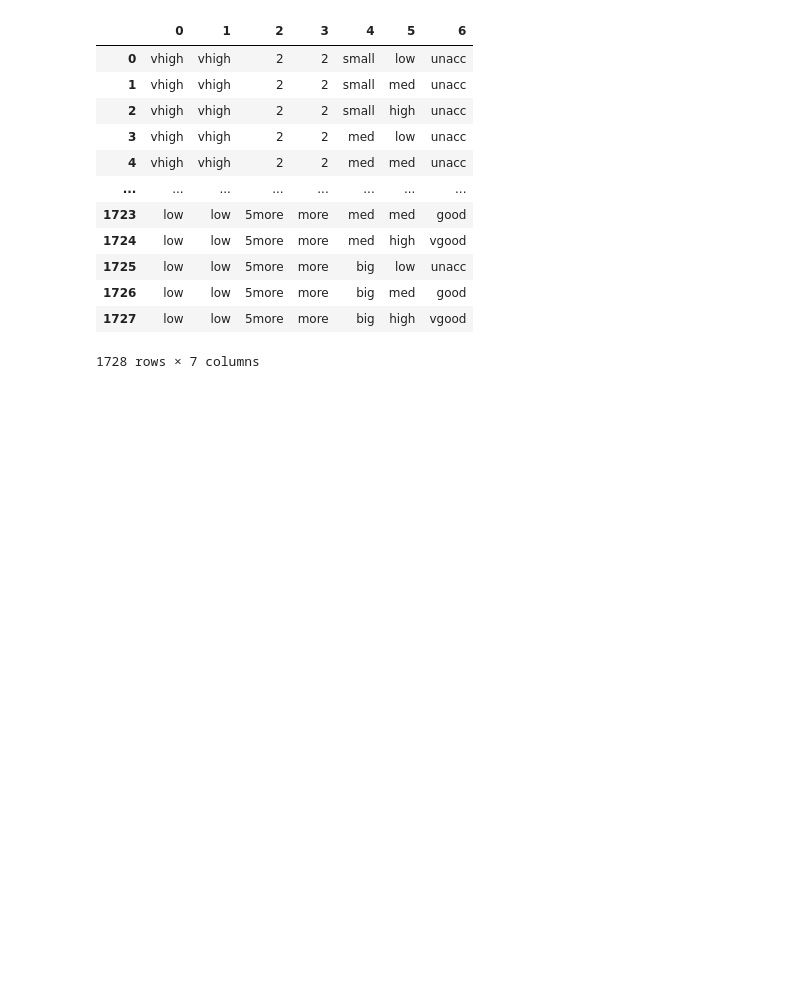
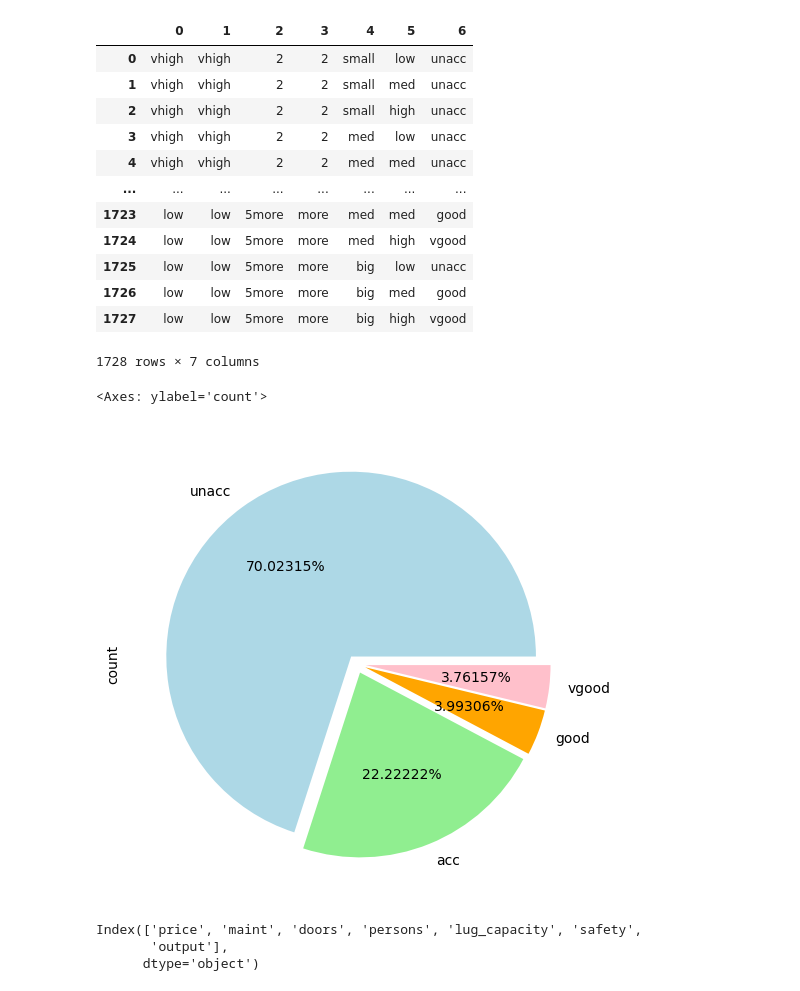
Before and after one commit to NamingS/AI-Class, a Jupyter notebook: week03/week03_Answer.ipynb, the cells around one changed output. Cells and saved outputs as stored; diff of their text form; code cells hidden in the pictures; blank space fills up the shorter version.

```diff
--- a/week03/week03_Answer.ipynb
+++ b/week03/week03_Answer.ipynb
@@ -10,11 +16,6 @@ import seaborn as sns
 # %%
-import numpy as np
-import pandas as pd
-import seaborn as sns
-from sklearn.model_selection import train_test_split
-
-df = pd.read_csv('/Users/namin/Desktop/대학/3학년 1학기/인공지능개론/AI-Class/AI-Class/week03/car_evaluation.csv', header = None)
-df
+data = pd.read_csv('/Users/namin/Desktop/대학/3학년 1학기/인공지능개론/AI-Class/AI-Class/week03/car_evaluation.csv', header = None)
+data
 # %% [output]
 |  | 0 | 1 | 2 | 3 | 4 | 5 | 6 |
 | 0 | vhigh | vhigh | 2 | 2 | small | low | unacc |
@@ -29,3 +30,20 @@ df
 | 1726 | low | low | 5more | more | big | med | good |
 | 1727 | low | low | 5more | more | big | high | vgood |
 1728 rows × 7 columns
+# %%
+data.columns = ['price', 'maint', 'doors', 'persons', 'lug_capacity', 'safety', 'output']
+
+fig_size = plt.rcParams["figure.figsize"]
+fig_size[0] = 8
+fig_size[1] = 6
+plt.rcParams["figure.figsize"] = fig_size
+data.output.value_counts().plot(kind='pie', autopct='%0.05f%%', colors=['lightblue', 'lightgreen', 'orange', 'pink'], explode=(0.05, 0.05, 0.05,0.05))
+# %% [output]
+<Axes: ylabel='count'>
+[figure, added]
+# %%
+data.columns
+# %% [output]
+Index(['price', 'maint', 'doors', 'persons', 'lug_capacity', 'safety',
+       'output'],
+      dtype='object')
```
Also changed, not shown: parts of 30 cells of this notebook.
